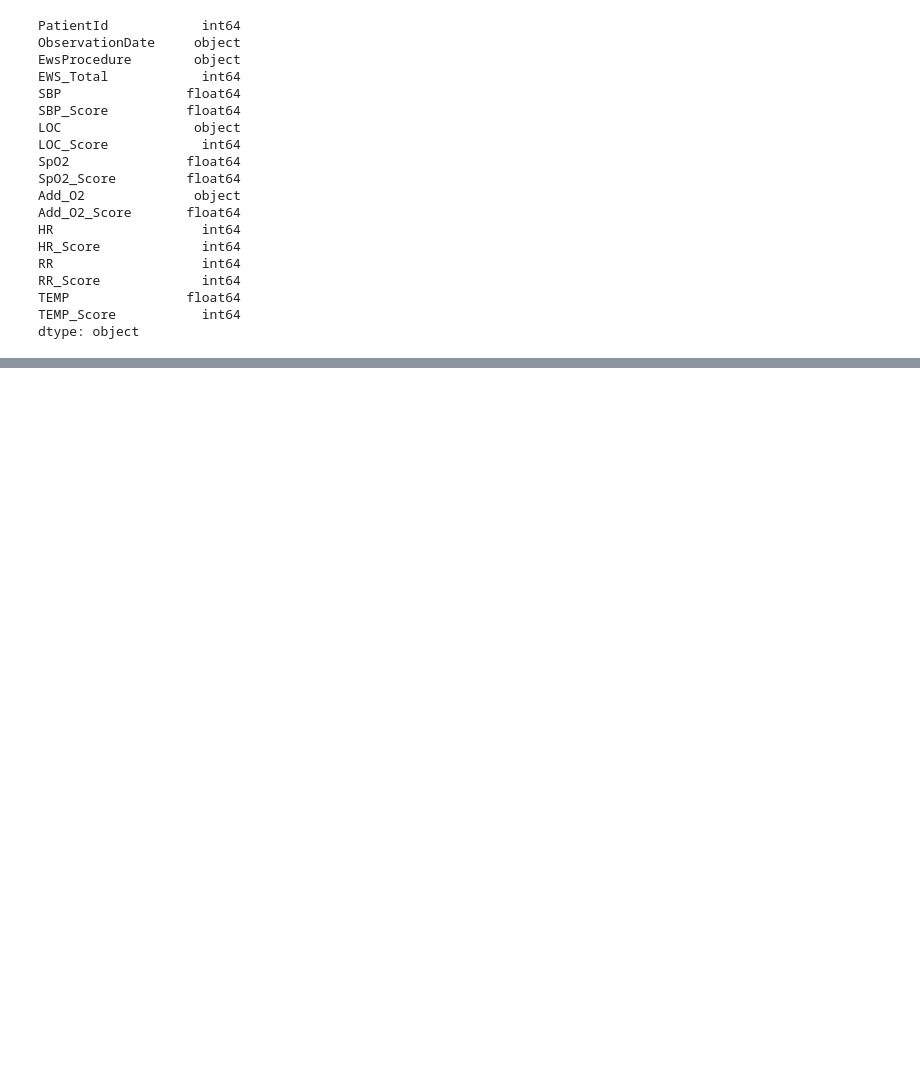
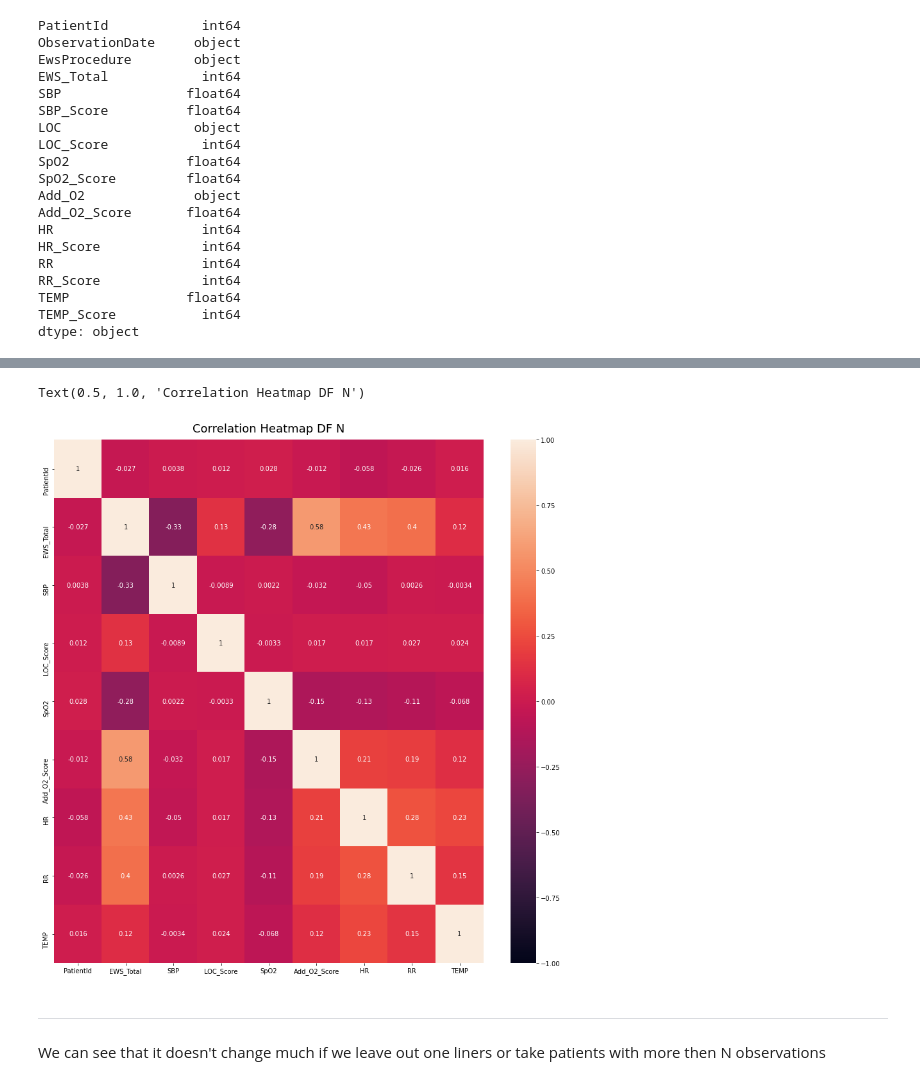
Before and after one commit to kustex/arinti_ews_usecase, a Jupyter notebook: arinti_EWS_notebook.ipynb, the cells around one changed output, grey strips where cells are left out. Saved outputs shown, nothing was run; the diff lists cells and outputs as text; code cells hidden in the pictures; blank space fills up the shorter version.

```diff
--- a/arinti_EWS_notebook.ipynb
+++ b/arinti_EWS_notebook.ipynb
@@ -74,0 +231,7 @@ array(['ALERT', 'UNRESPONSIVE', 'NEW_CONFUSION', 'VOICE', 'PAIN'],
+# %%
+df_n = make_dataframe_returning_patients(df_values, 400)
+df_n = df_5.sort_values(by=['PatientId'])
+df_n.head(5)
+
+    #check if function worked
+#df_5.PatientId.value_counts()
@@ -74,0 +256,10 @@ array(['ALERT', 'UNRESPONSIVE', 'NEW_CONFUSION', 'VOICE', 'PAIN'],
+# %%
+plt.figure(figsize=(15, 15))
+heatmap = sns.heatmap(df_n.corr(), vmin=-1, vmax=1, annot=True)
+heatmap.set_title('Correlation Heatmap DF N', fontdict={'fontsize':18}, pad=12)
+# %% [output]
+Text(0.5, 1.0, 'Correlation Heatmap DF N')
+[figure, added]
+# %% [markdown]
+-----------
+We can see that it doesn't change much if we leave out one liners or take patients with more then N observations
```
Also changed, not shown: parts of 28 cells of this notebook.
